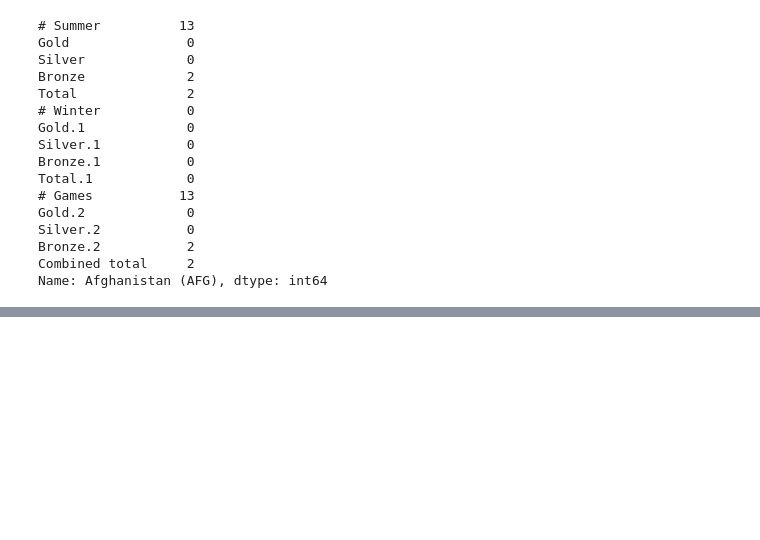
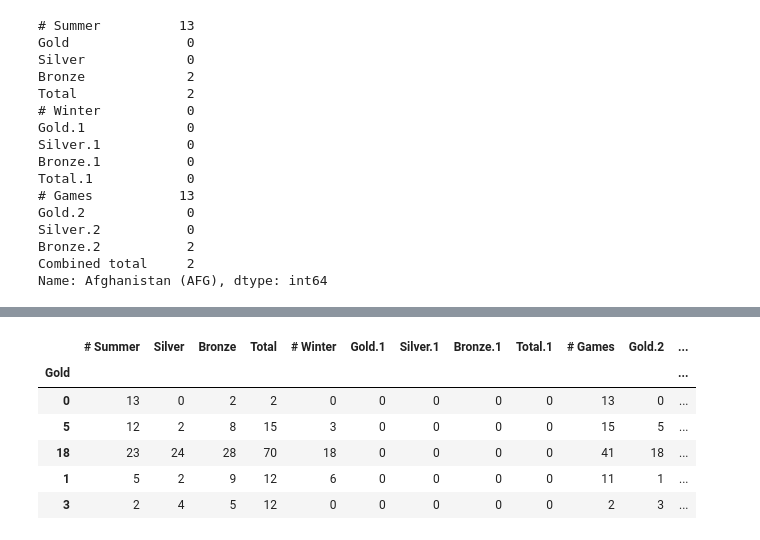
Before and after one commit to DexterPOSH/pythonlearning, a Jupyter notebook: Basic_data_processing_with_Pandas.ipynb, the cells around one changed output, grey strips where cells are left out. Drawn from its saved outputs; the diff is of its cells as text; code cells hidden in the pictures; blank space fills up the shorter version.

```diff
--- a/Basic_data_processing_with_Pandas.ipynb
+++ b/Basic_data_processing_with_Pandas.ipynb
@@ -617,0 +771,13 @@ Name: Afghanistan (AFG), dtype: int64
+# %%
+# If we want to set the number of golds won column as the index for the Dataframe.
+df['country'] = df.index # preserve the existing index
+df = df.set_index('Gold')
+df.head()
+# %% [output]
+|  | # Summer | Silver | Bronze | Total | # Winter | Gold.1 | Silver.1 | Bronze.1 | Total.1 | # Games | Gold.2 | ... |
+| Gold |  |  |  |  |  |  |  |  |  |  |  | ... |
+| 0 | 13 | 0 | 2 | 2 | 0 | 0 | 0 | 0 | 0 | 13 | 0 | ... |
+| 5 | 12 | 2 | 8 | 15 | 3 | 0 | 0 | 0 | 0 | 15 | 5 | ... |
+| 18 | 23 | 24 | 28 | 70 | 18 | 0 | 0 | 0 | 0 | 41 | 18 | ... |
+| 1 | 5 | 2 | 9 | 12 | 6 | 0 | 0 | 0 | 0 | 11 | 1 | ... |
+| 3 | 2 | 4 | 5 | 12 | 0 | 0 | 0 | 0 | 0 | 2 | 3 | ... |
```
Also changed, not shown: parts of 42 cells of this notebook.
